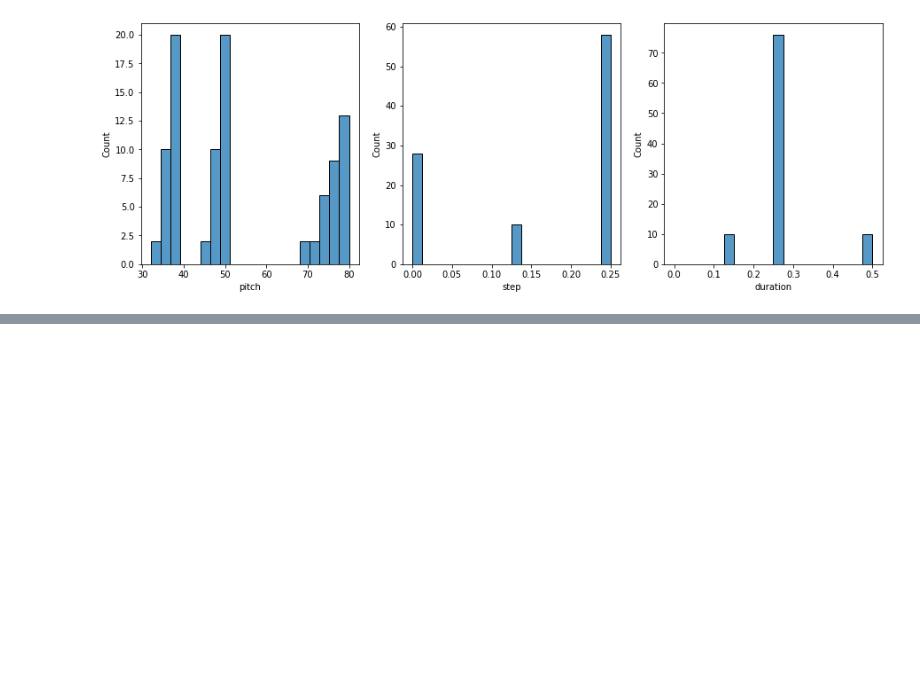
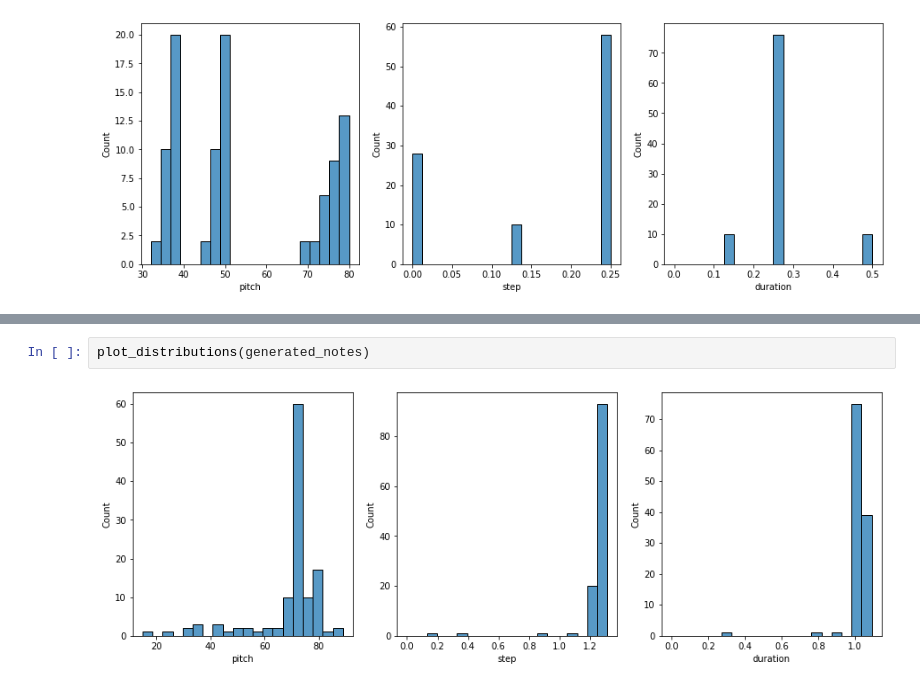
Before and after one commit to NicoloToscani/hardstyle-melody-rnn, a Jupyter notebook: hardstyle-rnn.ipynb, the cells around one changed output, grey strips where cells are left out. Cells and saved outputs as stored; diff of their text form; blank space fills up the shorter version.

```diff
--- a/hardstyle-rnn.ipynb
+++ b/hardstyle-rnn.ipynb
@@ -150,0 +484,4 @@ plot_distributions(raw_notes)
+# %%
+plot_distributions(generated_notes)
+# %% [output]
+[figure, added]
```
Also changed, not shown: parts of 23 cells of this notebook.
